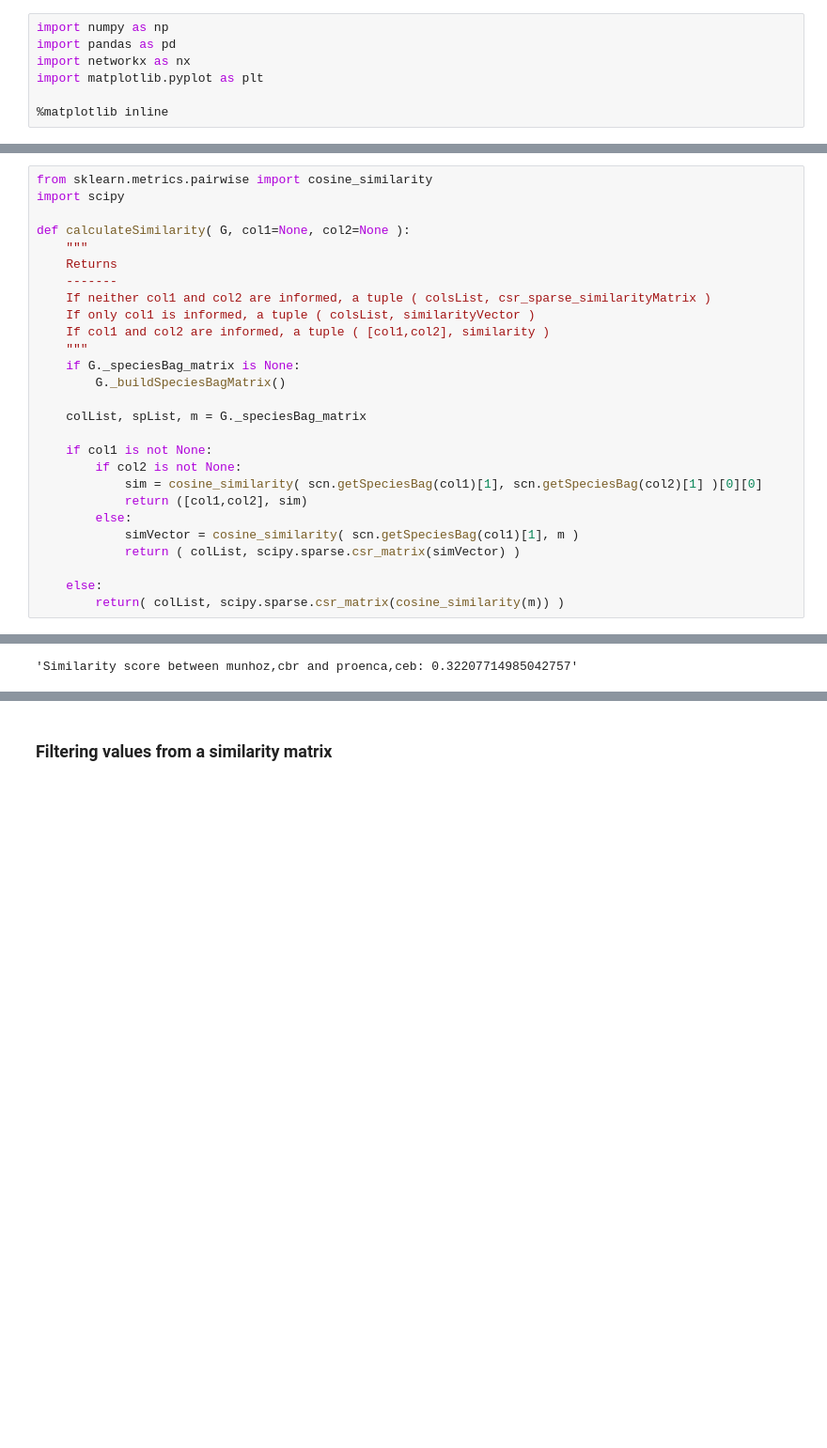
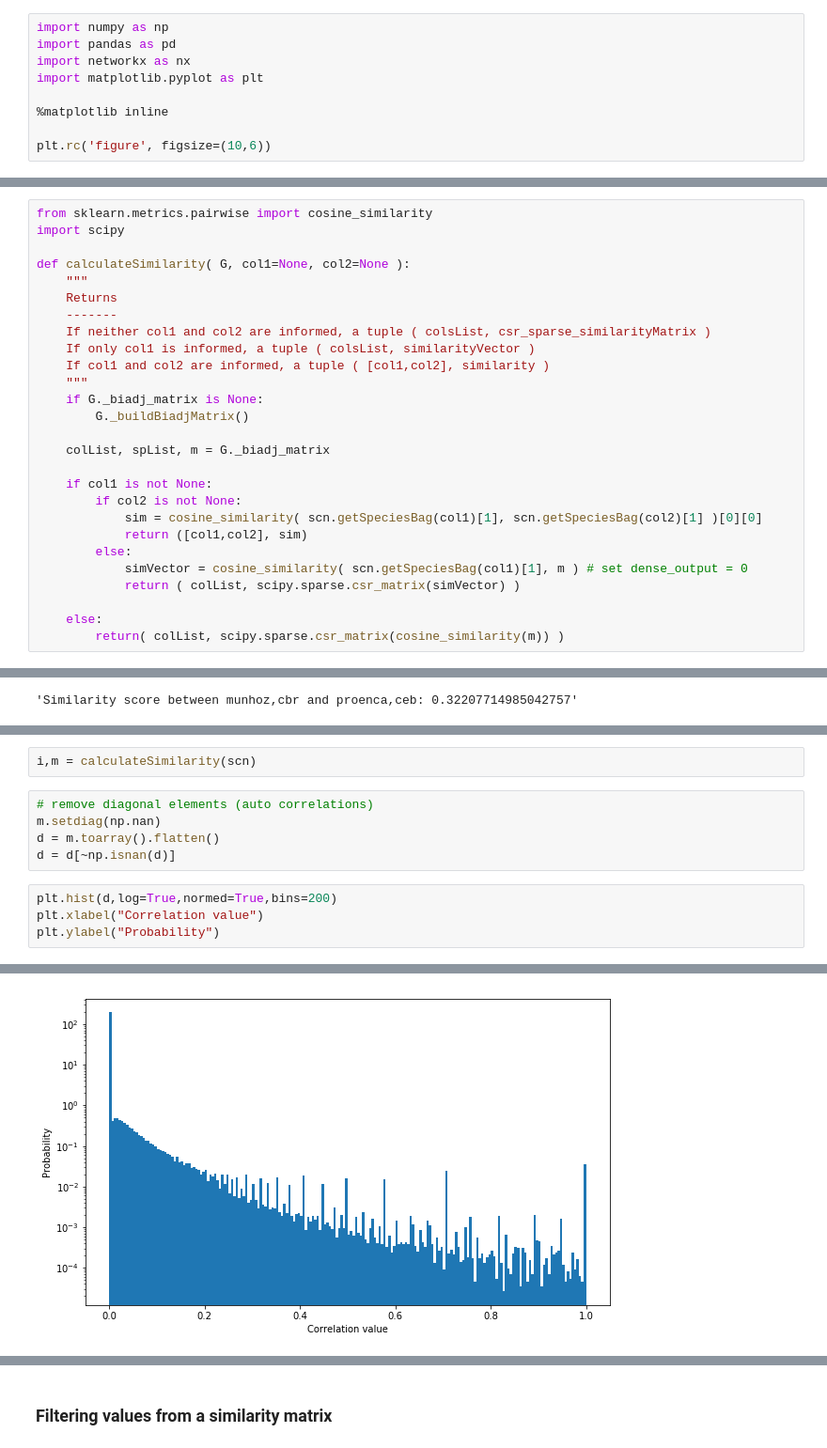
Before and after one commit to pedrosiracusa/datascience_biodiversity, a Jupyter notebook: notebooks/n10_species_bags.ipynb, the cells around one changed output, grey strips where cells are left out. Shown: that part at 94% size. Cells and saved outputs as stored; diff of their text form; blank space fills up the shorter version.

```diff
--- a/notebooks/n10_species_bags.ipynb
+++ b/notebooks/n10_species_bags.ipynb
@@ -11,6 +11,8 @@ import networkx as nx
 import matplotlib.pyplot as plt
 
 %matplotlib inline
+
+plt.rc('figure', figsize=(10,6))
 # %% [markdown]
 ## Preparing Data
 # %% [markdown]
@@ -195,17 +201,17 @@ def calculateSimilarity( G, col1=None, col2=None ):
     If only col1 is informed, a tuple ( colsList, similarityVector )
     If col1 and col2 are informed, a tuple ( [col1,col2], similarity )
     """
-    if G._speciesBag_matrix is None:
-        G._buildSpeciesBagMatrix()
+    if G._biadj_matrix is None:
+        G._buildBiadjMatrix()
 
-    colList, spList, m = G._speciesBag_matrix
+    colList, spList, m = G._biadj_matrix
 
     if col1 is not None:
         if col2 is not None:
             sim = cosine_similarity( scn.getSpeciesBag(col1)[1], scn.getSpeciesBag(col2)[1] )[0][0]
             return ([col1,col2], sim)
         else:
-            simVector = cosine_similarity( scn.getSpeciesBag(col1)[1], m )
+            simVector = cosine_similarity( scn.getSpeciesBag(col1)[1], m ) # set dense_output = 0
             return ( colList, scipy.sparse.csr_matrix(simVector) )
 
     else:
@@ -270,0 +281,12 @@ i,score = calculateSimilarity(scn,'munhoz,cbr','proenca,ceb')
+# %%
+i,m = calculateSimilarity(scn)
+# %%
+# remove diagonal elements (auto correlations)
+m.setdiag(np.nan)
+d = m.toarray().flatten()
+d = d[~np.isnan(d)]
+# %%
+plt.hist(d,log=True,normed=True,bins=200)
+plt.xlabel("Correlation value")
+plt.ylabel("Probability")
+# %% [output]
@@ -270,0 +294 @@ i,score = calculateSimilarity(scn,'munhoz,cbr','proenca,ceb')
+[figure, added]
```
Also changed, not shown: parts of 37 cells of this notebook.
